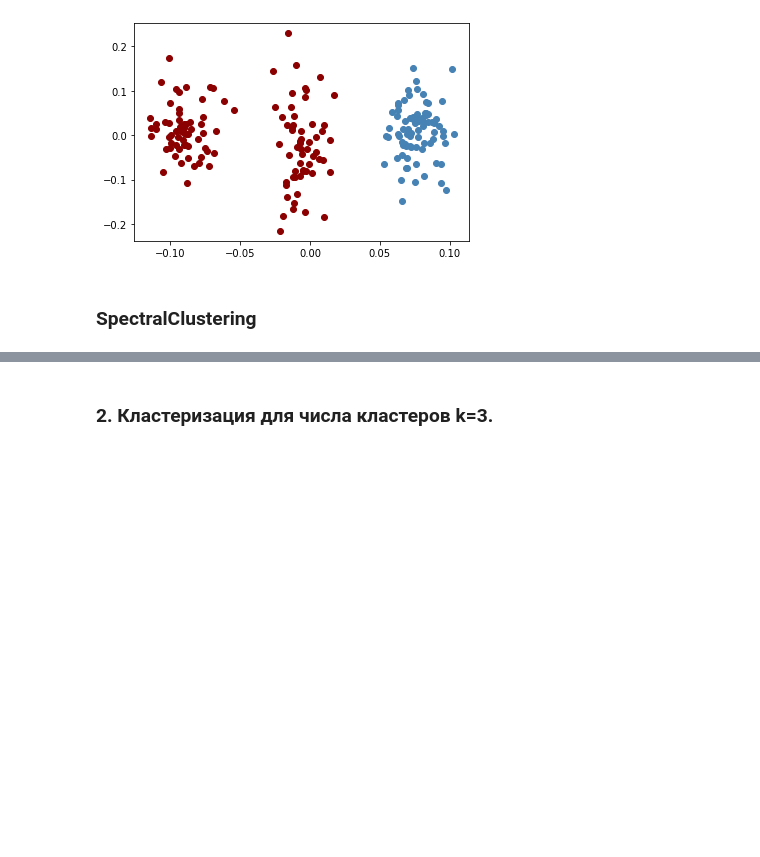
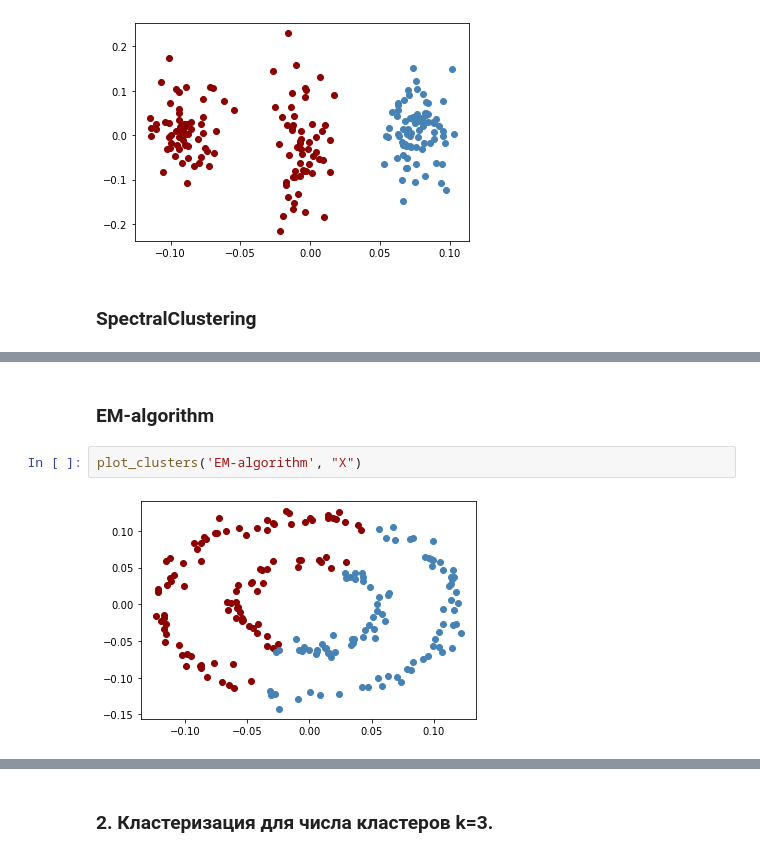
Before and after one commit to vsavkina/lab3, a Jupyter notebook: Lab3_13.ipynb, the cells around one changed output, grey strips where cells are left out. Cells and saved outputs as stored; diff of their text form; blank space fills up the shorter version.

```diff
--- a/Lab3_13.ipynb
+++ b/Lab3_13.ipynb
@@ -308,2 +368,8 @@ for i in range(len(Y_spectral.labels_)):
 # %% [output]
 [figure]
+# %% [markdown]
+### EM-algorithm
+# %%
+plot_clusters('EM-algorithm', "X")
+# %% [output]
+[figure, added]
```
Also changed, not shown: parts of 36 cells of this notebook.
